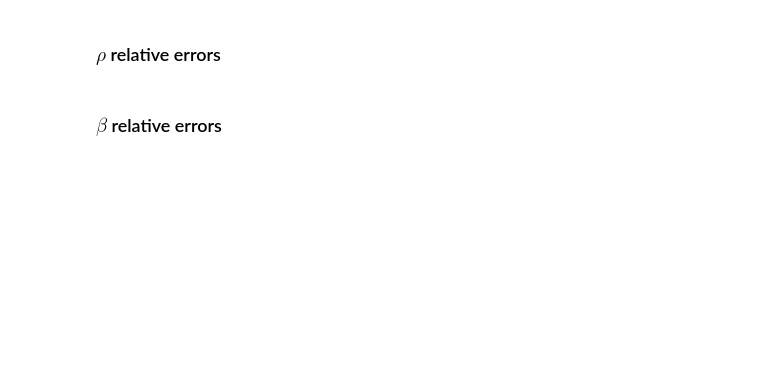
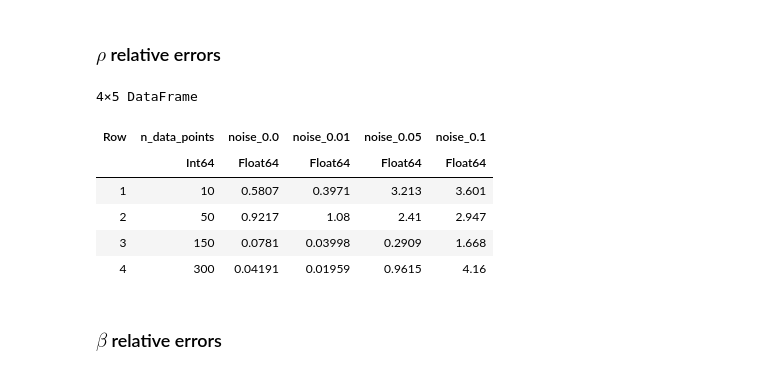
Before and after one commit to MEGAjosni/Physics-Informed-Regression, a Jupyter notebook: scripts/Lorenz_attractor.ipynb, the cells around one changed output. Cells and saved outputs as stored; diff of their text form; code cells hidden in the pictures; blank space fills up the shorter version.

```diff
--- a/scripts/Lorenz_attractor.ipynb
+++ b/scripts/Lorenz_attractor.ipynb
@@ -188,7 +253,15 @@ using DataFrames
 # %% [markdown]
 ### $\rho$ relative errors
 # %%
-ρ_rel_errors = create_table(param_ests; parameter_idx = 2)
+ρ_rel_errors_percentage = create_table(rel_error_ests; parameter_idx = 2)
+# %% [output]
+4×5 DataFrame
+| Row | n_data_points | noise_0.0 | noise_0.01 | noise_0.05 | noise_0.1 |
+|  | Int64 | Float64 | Float64 | Float64 | Float64 |
+| 1 | 10 | 0.5807 | 0.3971 | 3.213 | 3.601 |
+| 2 | 50 | 0.9217 | 1.08 | 2.41 | 2.947 |
+| 3 | 150 | 0.0781 | 0.03998 | 0.2909 | 1.668 |
+| 4 | 300 | 0.04191 | 0.01959 | 0.9615 | 4.16 |
 # %% [markdown]
 ### $\beta$ relative errors
 # %%
```
Also changed, not shown: parts of 13 cells of this notebook, 3 other files.
